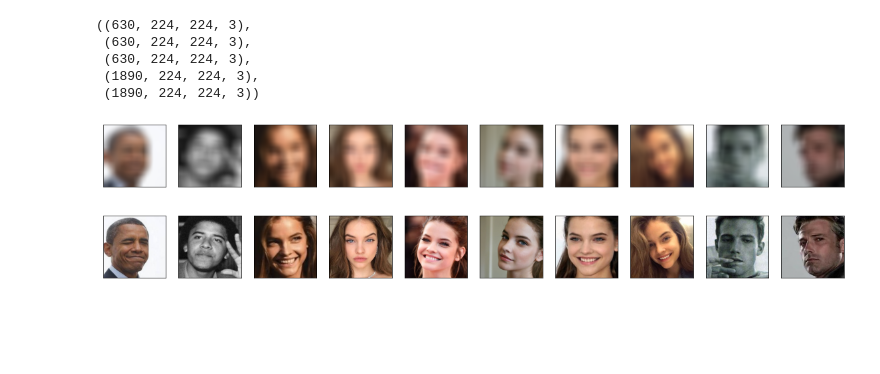
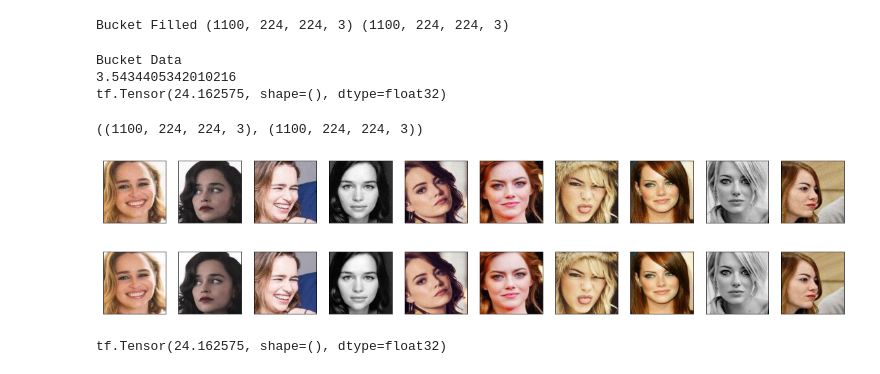
Before and after one commit to CoderSsVartak/Image-Reconstruction, a Jupyter notebook: image_denoising.ipynb, the cells around one changed output. Drawn from its saved outputs; the diff is of its cells as text; code cells hidden in the pictures; blank space fills up the shorter version.

```diff
--- a/image_denoising.ipynb
+++ b/image_denoising.ipynb
@@ -175,14 +202,43 @@ zoomed = zoom_blur(images, zoom_size=40, actual_size=224)
+# %%
+#Store different sets of images in each variable and then combine them to make the training dataset
+
+#Do not consider all the images but only a subset for memory reasons
+altered_imgs = images[: 300]
+
+# Create the input and output dataset
+bucket = np.concatenate((add_noise(altered_imgs, mean=0.0, sigmoid=0.05),
+                         add_noise(altered_imgs, mean=0.0, sigmoid=0.1),
+                         add_noise(images[: 500], mean=0., sigmoid=0.2)))
+
+bucket_op = np.concatenate((altered_imgs, altered_imgs, images[: 500]))
+
+#For further stages
+# bucket2 = add_noise(images, mean=0.0, sigmoid=0.5, return_params=True)
+# bucket3 = add_noise(images, mean=0.0, sigmoid=0.5, return_params=True)
+
+
+print("Bucket Filled", bucket.shape, bucket_op.shape)
+# %% [output]
+Bucket Filled (1100, 224, 224, 3) (1100, 224, 224, 3)
+# %%
+print("Bucket Data")
+print(find_percent(bucket_op, bucket)*100)
+print(psnr(bucket_op, bucket))
+# %% [output]
+Bucket Data
+3.5434405342010216
+tf.Tensor(24.162575, shape=(), dtype=float32)
 # %%
 #Combined these noisy images to make the input images and the actual images as the output images
-noisy_images = np.concatenate((gaussian_blur, normal_blur, zoomed))
-clear_images = np.concatenate((images, images, images))
+# bucket = np.concatenate((bucket1, bucket2))
+# bucket_op = np.concatenate((images, images))
+
+noisy_images = bucket
+clear_images = bucket_op
 # %%
-gaussian_blur.shape, normal_blur.shape, zoomed.shape, noisy_images.shape, clear_images.shape
+# gaussian_blur.shape, normal_blur.shape, noisy_images.shape, clear_images.shape
+noisy_images.shape, clear_images.shape
 # %% [output]
-((630, 224, 224, 3),
- (630, 224, 224, 3),
- (630, 224, 224, 3),
- (1890, 224, 224, 3),
- (1890, 224, 224, 3))
+((1100, 224, 224, 3), (1100, 224, 224, 3))
 # %%
 #To clear memory
@@ -192,6 +249,8 @@ del(zoomed)
 # %%
-plot(noisy_images[700: 710], figsize=(20,20))
-plot(clear_images[700: 710], figsize=(20,20))
+plot(noisy_images[500: 510], figsize=(20,20))
+plot(clear_images[500: 510], figsize=(20,20))
+print(psnr(clear_images, noisy_images))
 # %% [output]
-[figure, old version]
+[figure, new version]
-[figure, old version]
+[figure, new version]
+tf.Tensor(24.162575, shape=(), dtype=float32)
```
Also changed, not shown: parts of 30 cells of this notebook.
